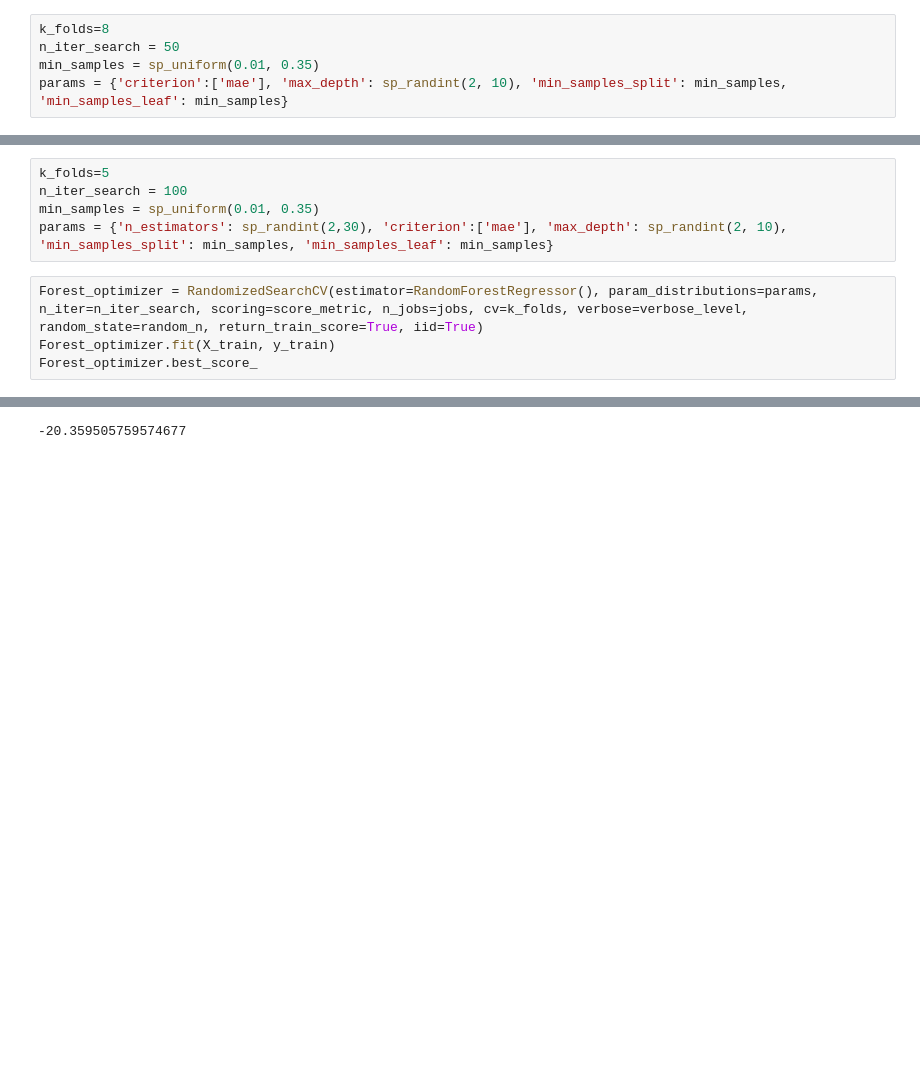
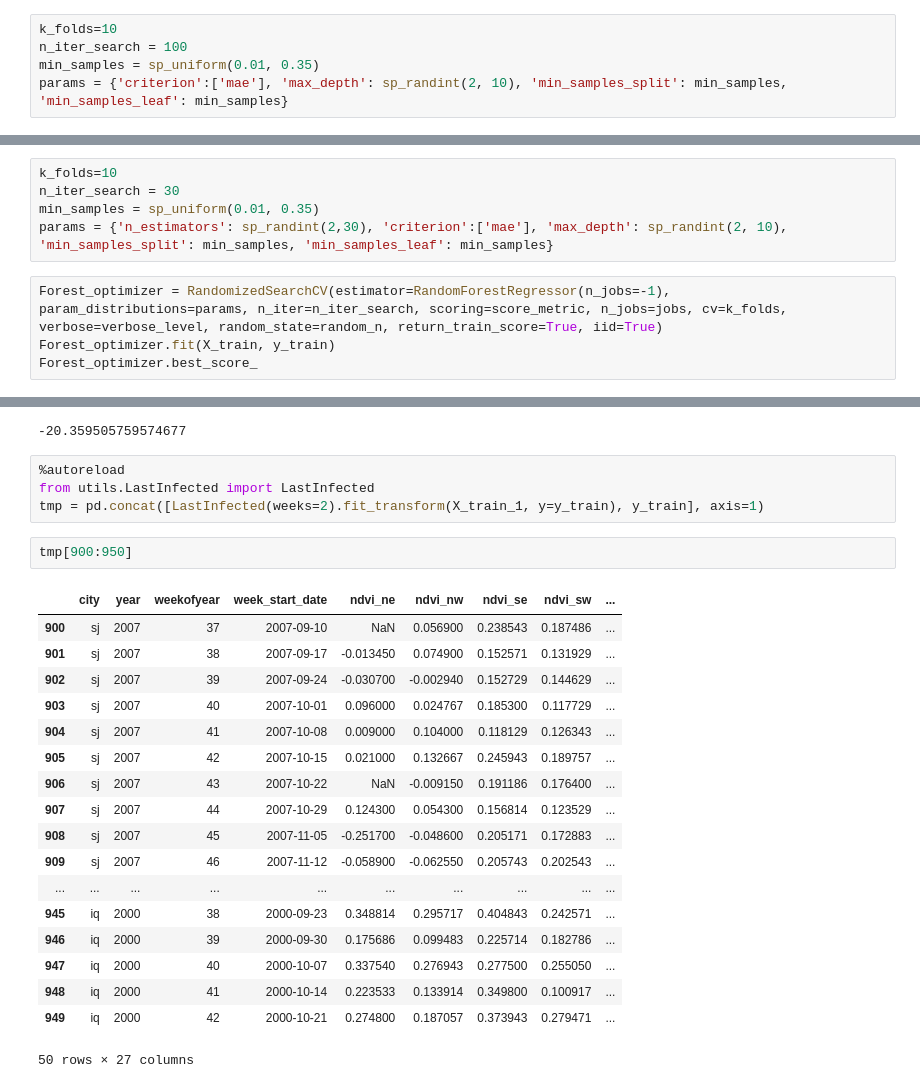
Before and after one commit to MLobo1997/DengAI, a Jupyter notebook: models.ipynb, the cells around one changed output, grey strips where cells are left out. Saved outputs shown, nothing was run; the diff lists cells and outputs as text; blank space fills up the shorter version.

Commit message:
created the LastInfected method

```diff
--- a/models.ipynb
+++ b/models.ipynb
@@ -118,6 +119,6 @@ SVR(C=769, cache_size=200, coef0=0.0, degree=3, epsilon=0.1, gamma='scale',
 # %%
-k_folds=8
-n_iter_search = 50
+k_folds=10
+n_iter_search = 100
 min_samples = sp_uniform(0.01, 0.35)
 params = {'criterion':['mae'], 'max_depth': sp_randint(2, 10), 'min_samples_split': min_samples, 'min_samples_leaf': min_samples}
 # %%
@@ -146,10 +151,10 @@ DecisionTreeRegressor(criterion='mae', max_depth=4, max_features=None,
 # %%
-k_folds=5
-n_iter_search = 100
+k_folds=10
+n_iter_search = 30
 min_samples = sp_uniform(0.01, 0.35)
 params = {'n_estimators': sp_randint(2,30), 'criterion':['mae'], 'max_depth': sp_randint(2, 10), 'min_samples_split': min_samples, 'min_samples_leaf': min_samples}
 # %%
-Forest_optimizer = RandomizedSearchCV(estimator=RandomForestRegressor(), param_distributions=params, n_iter=n_iter_search, scoring=score_metric, n_jobs=jobs, cv=k_folds, verbose=verbose_level, random_state=random_n, return_train_score=True, iid=True)
+Forest_optimizer = RandomizedSearchCV(estimator=RandomForestRegressor(n_jobs=-1), param_distributions=params, n_iter=n_iter_search, scoring=score_metric, n_jobs=jobs, cv=k_folds, verbose=verbose_level, random_state=random_n, return_train_score=True, iid=True)
 Forest_optimizer.fit(X_train, y_train)
 Forest_optimizer.best_score_
 # %% [output]
@@ -191,3 +195,28 @@ Fitting 10 folds for each of 100 candidates, totalling 1000 fits
 [Parallel(n_jobs=-1)]: Done 792 tasks      | elapsed:  1.3min
 [Parallel(n_jobs=-1)]: Done 1000 out of 1000 | elapsed:  1.6min finished
 -20.359505759574677
+# %%
+%autoreload
+from utils.LastInfected import LastInfected
+tmp = pd.concat([LastInfected(weeks=2).fit_transform(X_train_1, y=y_train), y_train], axis=1)
+# %%
+tmp[900:950]
+# %% [output]
+|  | city | year | weekofyear | week_start_date | ndvi_ne | ndvi_nw | ndvi_se | ndvi_sw | ... |
+| 900 | sj | 2007 | 37 | 2007-09-10 | NaN | 0.056900 | 0.238543 | 0.187486 | ... |
+| 901 | sj | 2007 | 38 | 2007-09-17 | -0.013450 | 0.074900 | 0.152571 | 0.131929 | ... |
+| 902 | sj | 2007 | 39 | 2007-09-24 | -0.030700 | -0.002940 | 0.152729 | 0.144629 | ... |
+| 903 | sj | 2007 | 40 | 2007-10-01 | 0.096000 | 0.024767 | 0.185300 | 0.117729 | ... |
+| 904 | sj | 2007 | 41 | 2007-10-08 | 0.009000 | 0.104000 | 0.118129 | 0.126343 | ... |
+| 905 | sj | 2007 | 42 | 2007-10-15 | 0.021000 | 0.132667 | 0.245943 | 0.189757 | ... |
+| 906 | sj | 2007 | 43 | 2007-10-22 | NaN | -0.009150 | 0.191186 | 0.176400 | ... |
+| 907 | sj | 2007 | 44 | 2007-10-29 | 0.124300 | 0.054300 | 0.156814 | 0.123529 | ... |
+| 908 | sj | 2007 | 45 | 2007-11-05 | -0.251700 | -0.048600 | 0.205171 | 0.172883 | ... |
+| 909 | sj | 2007 | 46 | 2007-11-12 | -0.058900 | -0.062550 | 0.205743 | 0.202543 | ... |
+| ... | ... | ... | ... | ... | ... | ... | ... | ... | ... |
+| 945 | iq | 2000 | 38 | 2000-09-23 | 0.348814 | 0.295717 | 0.404843 | 0.242571 | ... |
+| 946 | iq | 2000 | 39 | 2000-09-30 | 0.175686 | 0.099483 | 0.225714 | 0.182786 | ... |
+| 947 | iq | 2000 | 40 | 2000-10-07 | 0.337540 | 0.276943 | 0.277500 | 0.255050 | ... |
+| 948 | iq | 2000 | 41 | 2000-10-14 | 0.223533 | 0.133914 | 0.349800 | 0.100917 | ... |
+| 949 | iq | 2000 | 42 | 2000-10-21 | 0.274800 | 0.187057 | 0.373943 | 0.279471 | ... |
+50 rows × 27 columns
```
Also changed, not shown: parts of 8 cells of this notebook, 2 other files.
